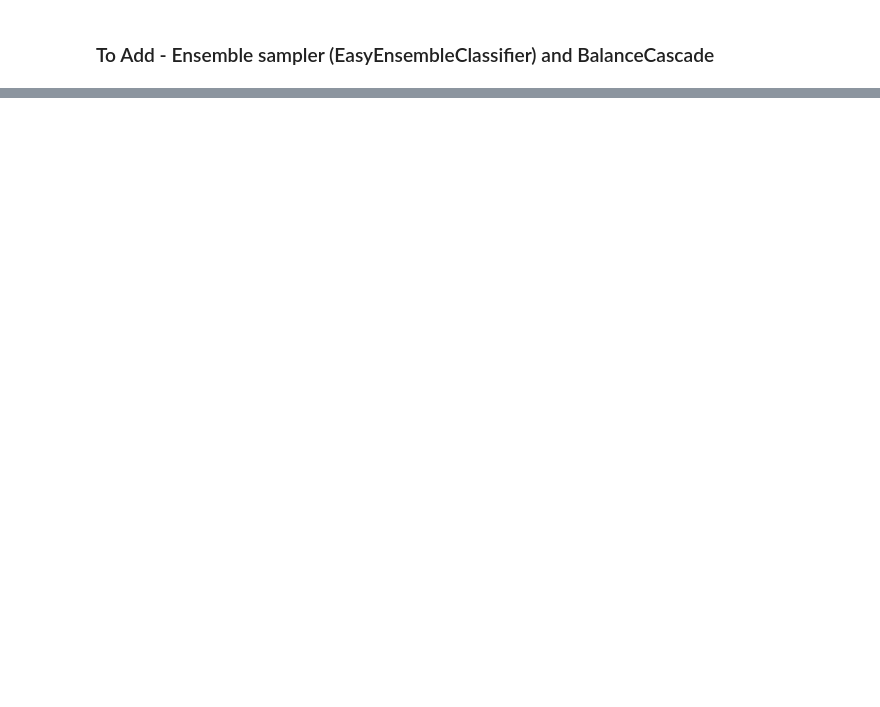
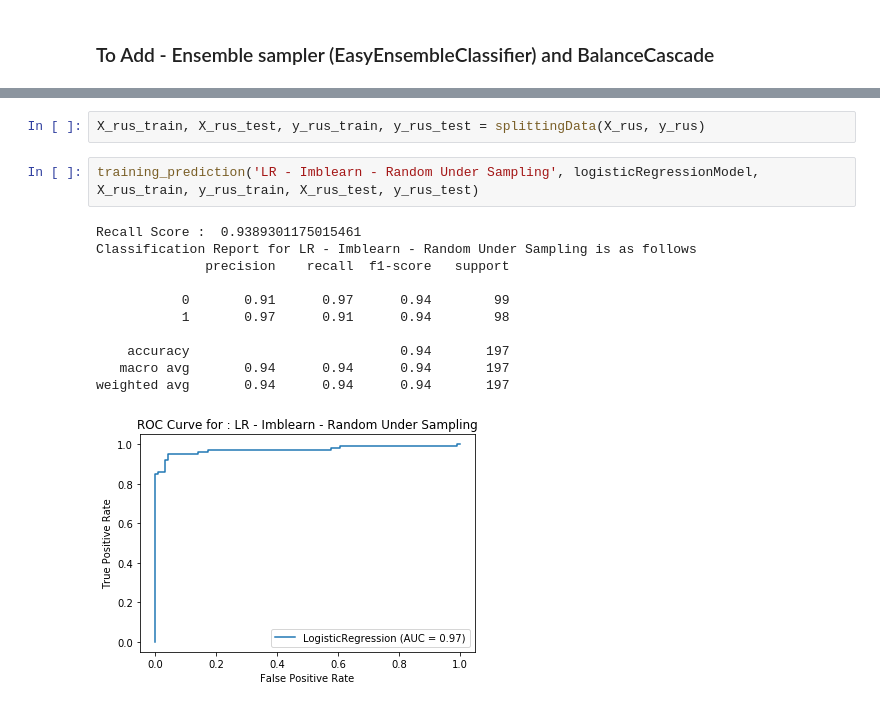
Before and after one commit to SahilChachra/Handling-Imbalanced-Dataset, a Jupyter notebook: Handling Imbalance Dataset.ipynb, the cells around one changed output, grey strips where cells are left out. Cells and saved outputs as stored; diff of their text form; blank space fills up the shorter version.

```diff
--- a/Handling Imbalance Dataset.ipynb
+++ b/Handling Imbalance Dataset.ipynb
@@ -255,0 +329,16 @@ Wall time: 8min 48s
+# %%
+X_rus_train, X_rus_test, y_rus_train, y_rus_test = splittingData(X_rus, y_rus)
+# %%
+training_prediction('LR - Imblearn - Random Under Sampling', logisticRegressionModel, X_rus_train, y_rus_train, X_rus_test, y_rus_test)
+# %% [output]
+Recall Score :  0.9389301175015461
+Classification Report for LR - Imblearn - Random Under Sampling is as follows
+              precision    recall  f1-score   support
+
+           0       0.91      0.97      0.94        99
+           1       0.97      0.91      0.94        98
+
+    accuracy                           0.94       197
+   macro avg       0.94      0.94      0.94       197
+weighted avg       0.94      0.94      0.94       197
+[figure, added]
```
Also changed, not shown: parts of 29 cells of this notebook.
